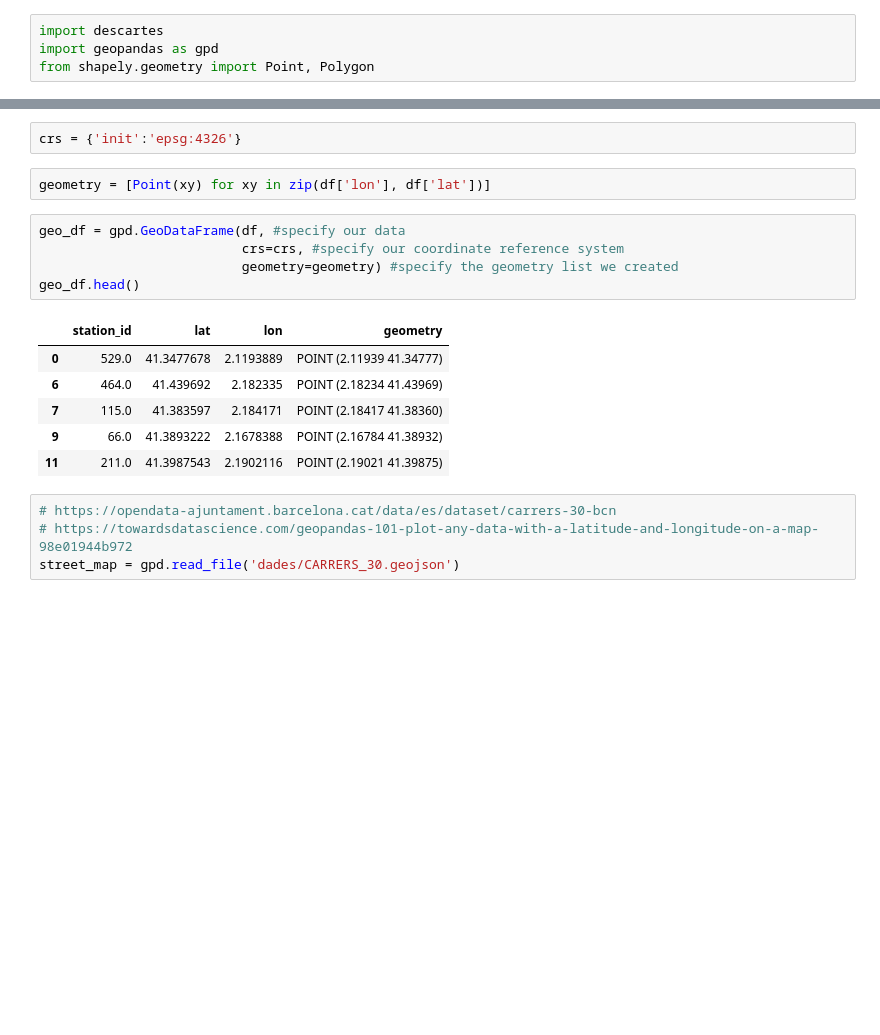
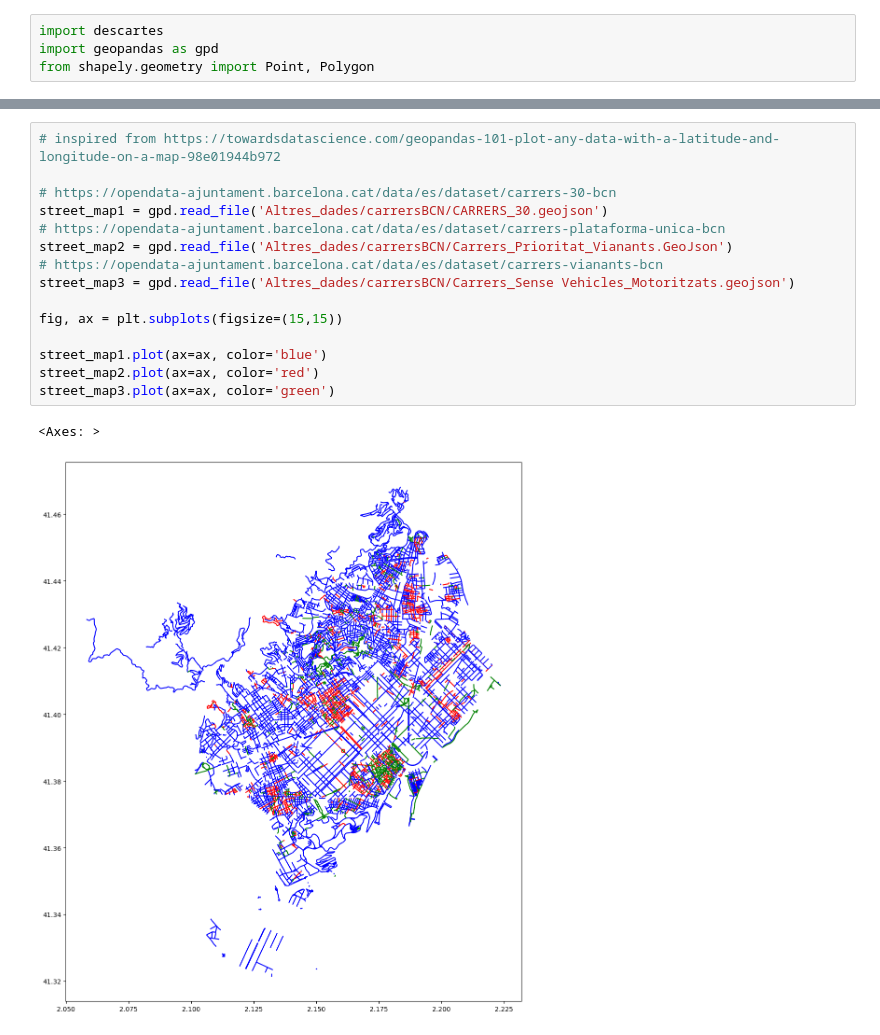
Before and after one commit to or1ol/CaptstoneProject, a Jupyter notebook: ReadIDataInformationEstacions.ipynb, the cells around one changed output, grey strips where cells are left out. Cells and saved outputs as stored; diff of their text form; blank space fills up the shorter version.

```diff
--- a/ReadIDataInformationEstacions.ipynb
+++ b/ReadIDataInformationEstacions.ipynb
@@ -307,20 +332,18 @@ df = result_data[['station_id', 'lat', 'lon']]
-# %%
-crs = {'init':'epsg:4326'}
-# %%
-geometry = [Point(xy) for xy in zip(df['lon'], df['lat'])]
-# %%
-geo_df = gpd.GeoDataFrame(df, #specify our data
-                          crs=crs, #specify our coordinate reference system
-                          geometry=geometry) #specify the geometry list we created
-geo_df.head()
-# %% [output]
-|  | station_id | lat | lon | geometry |
-| 0 | 529.0 | 41.3477678 | 2.1193889 | POINT (2.11939 41.34777) |
-| 6 | 464.0 | 41.439692 | 2.182335 | POINT (2.18234 41.43969) |
-| 7 | 115.0 | 41.383597 | 2.184171 | POINT (2.18417 41.38360) |
-| 9 | 66.0 | 41.3893222 | 2.1678388 | POINT (2.16784 41.38932) |
-| 11 | 211.0 | 41.3987543 | 2.1902116 | POINT (2.19021 41.39875) |
 # %%
+# inspired from https://towardsdatascience.com/geopandas-101-plot-any-data-with-a-latitude-and-longitude-on-a-map-98e01944b972
+
 # https://opendata-ajuntament.barcelona.cat/data/es/dataset/carrers-30-bcn
-# https://towardsdatascience.com/geopandas-101-plot-any-data-with-a-latitude-and-longitude-on-a-map-98e01944b972
-street_map = gpd.read_file('dades/CARRERS_30.geojson')
+street_map1 = gpd.read_file('Altres_dades/carrersBCN/CARRERS_30.geojson')
+# https://opendata-ajuntament.barcelona.cat/data/es/dataset/carrers-plataforma-unica-bcn
+street_map2 = gpd.read_file('Altres_dades/carrersBCN/Carrers_Prioritat_Vianants.GeoJson')
+# https://opendata-ajuntament.barcelona.cat/data/es/dataset/carrers-vianants-bcn
+street_map3 = gpd.read_file('Altres_dades/carrersBCN/Carrers_Sense Vehicles_Motoritzats.geojson')
+
+fig, ax = plt.subplots(figsize=(15,15))
+
+street_map1.plot(ax=ax, color='blue')
+street_map2.plot(ax=ax, color='red')
+street_map3.plot(ax=ax, color='green')
+# %% [output]
+<Axes: >
+[figure, added]
```
Also changed, not shown: parts of 16 cells of this notebook, 3 other files.
